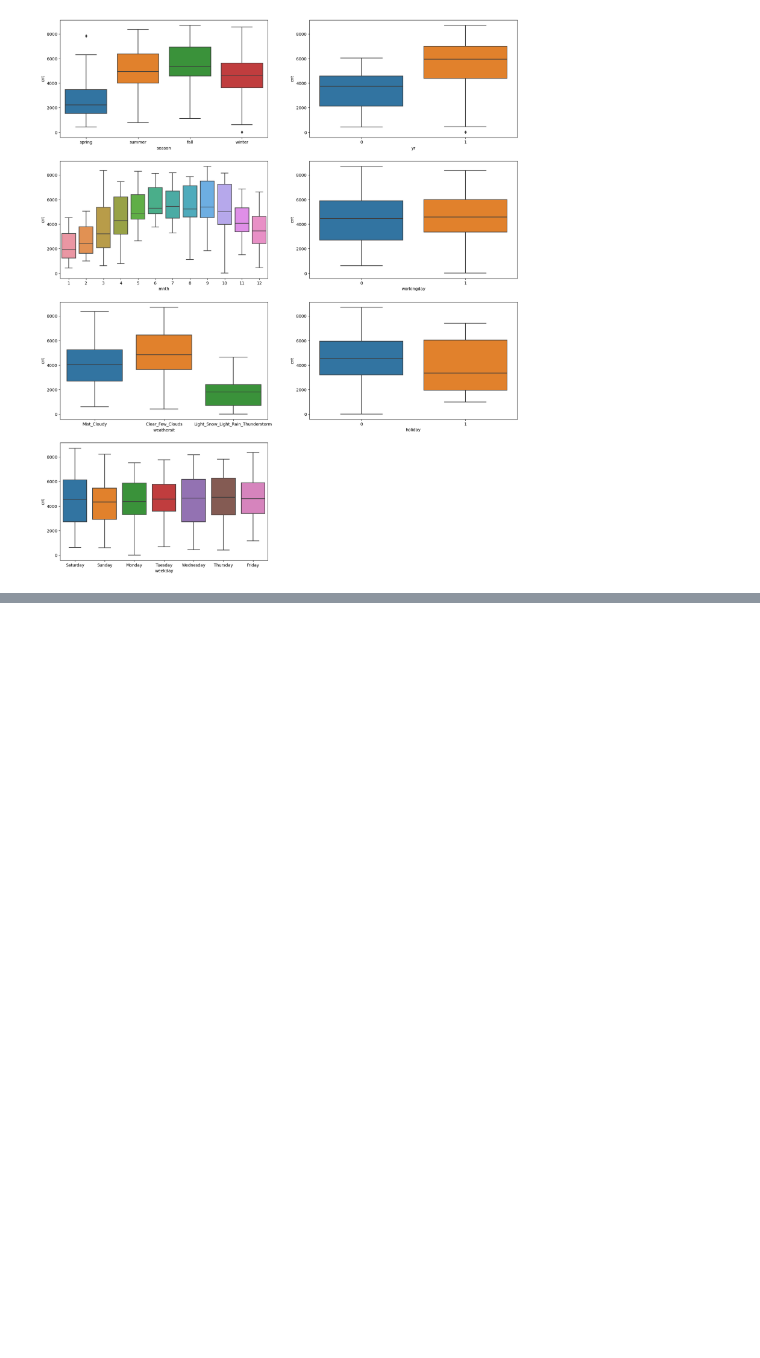
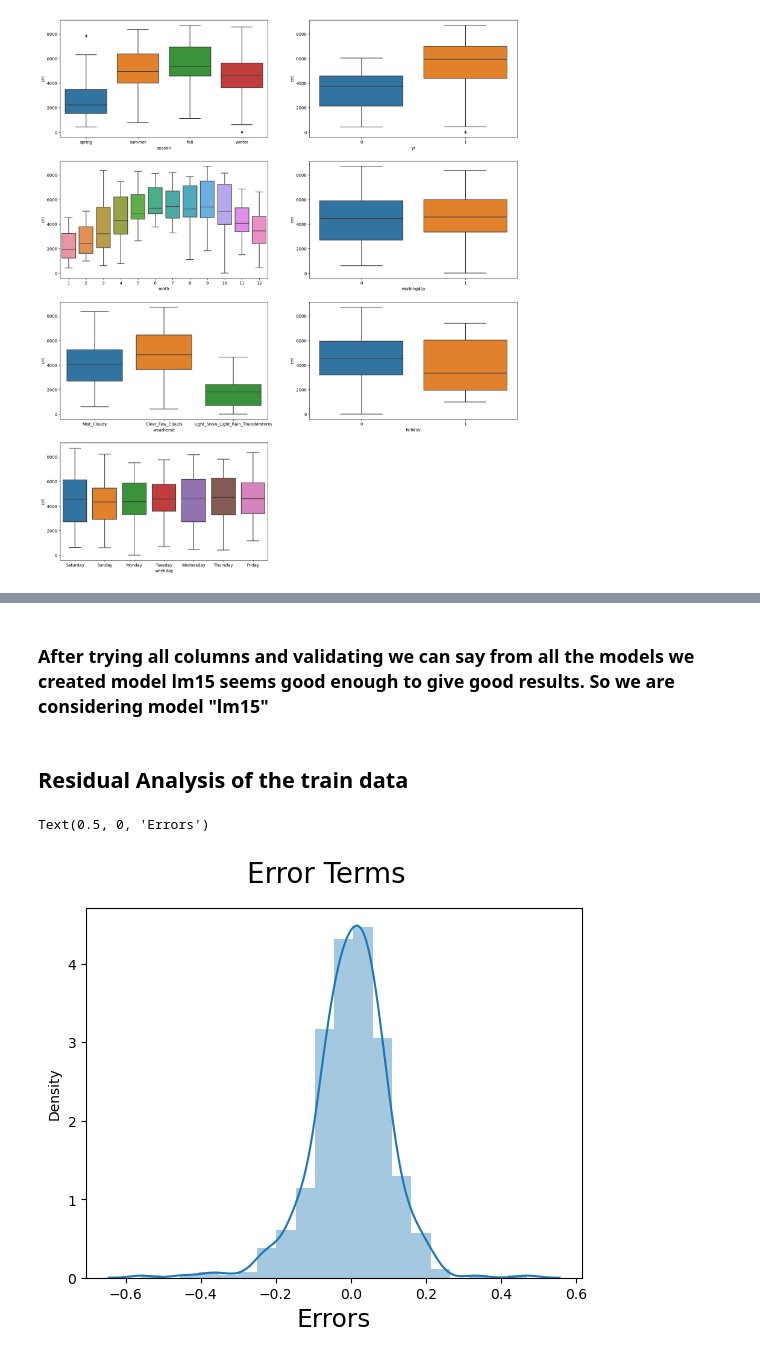
Before and after one commit to Mohinesh27/LinearRegressionAssignment, a Jupyter notebook: LinearRegressionAssignment.ipynb, the cells around one changed output, grey strips where cells are left out. Cells and saved outputs as stored; diff of their text form; code cells hidden in the pictures; blank space fills up the shorter version.

```diff
--- a/LinearRegressionAssignment.ipynb
+++ b/LinearRegressionAssignment.ipynb
@@ -306,0 +1205,5 @@ plt.show()
+# %%
+# VIF seems under control for month column "7" lets move ahead with other month column "10"
+
+X_train_rfe["10"]=X_train["10"]
+X_train_rfe.head()
@@ -306,0 +1217,4 @@ plt.show()
+# %%
+X_train_rfe_new14 = sm.add_constant(X_train_rfe)
+lm15 = sm.OLS(y_train,X_train_rfe_new14).fit()
+print(lm15.summary())
@@ -306,0 +1767,23 @@ plt.show()
+# %% [markdown]
+### After trying all columns and validating we can say from all the models we created model lm15 seems good enough to give good results. So we are considering model "lm15"
+# %%
+# Now we are predicting the values on X_train_rfe_new14 dataset with learning model lm15
+
+y_train_count = lm15.predict(X_train_rfe_new14)
+# %% [markdown]
+## Residual Analysis of the train data
+# %%
+res=y_train - y_train_count
+# %%
+# So, now to check if the error terms are also normally distributed (which is infact,
+# one of the major assumptions of linear regression), let us plot the histogram of the error terms and see what it looks like.
+
+%matplotlib inline
+
+fig = plt.figure()
+sns.distplot((res), bins = 20)
+fig.suptitle('Error Terms', fontsize = 20)                  # Plot heading
+plt.xlabel('Errors', fontsize = 18)
+# %% [output]
+Text(0.5, 0, 'Errors')
+[figure, added]
```
Also changed, not shown: parts of 129 cells of this notebook.
